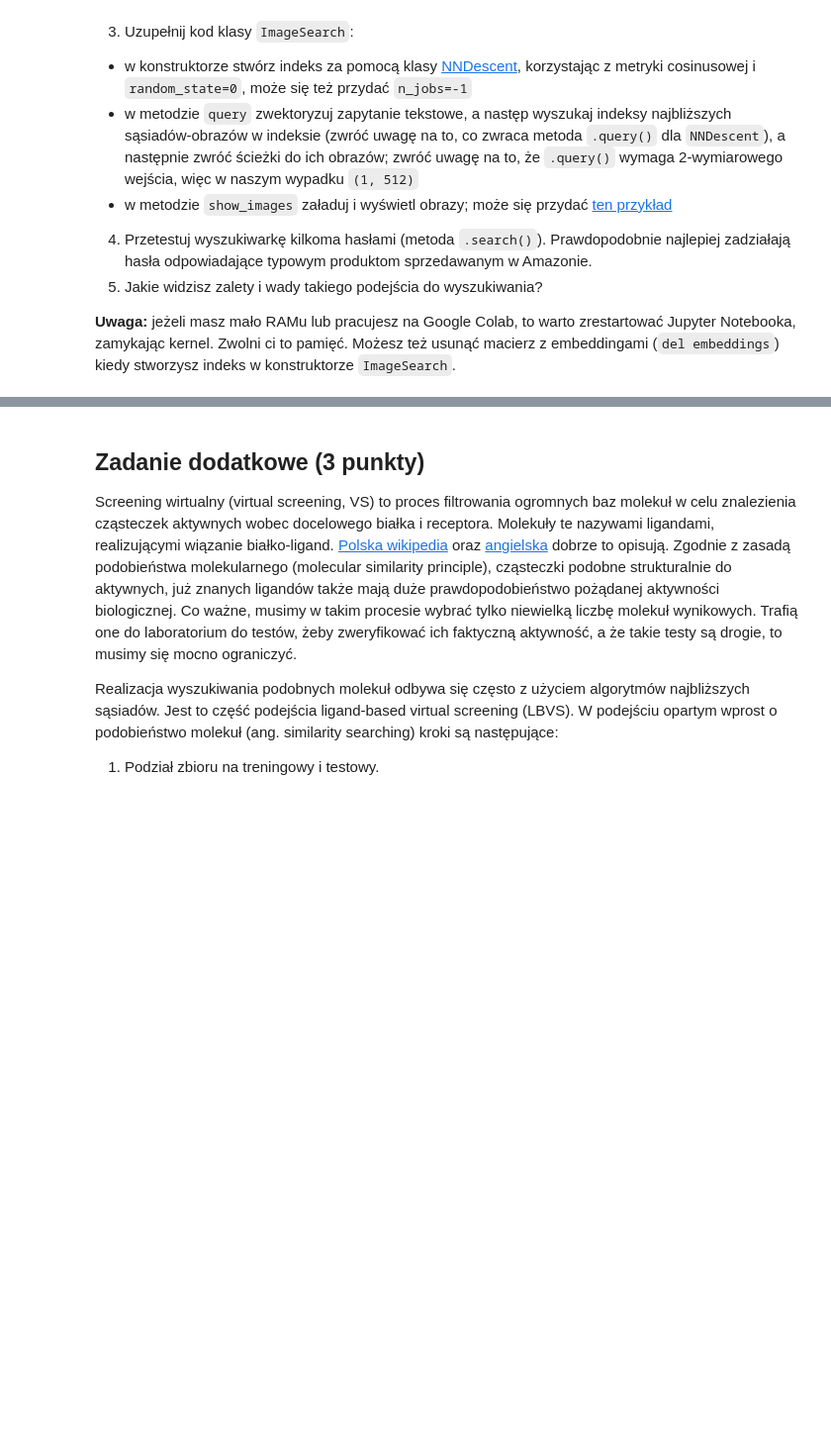
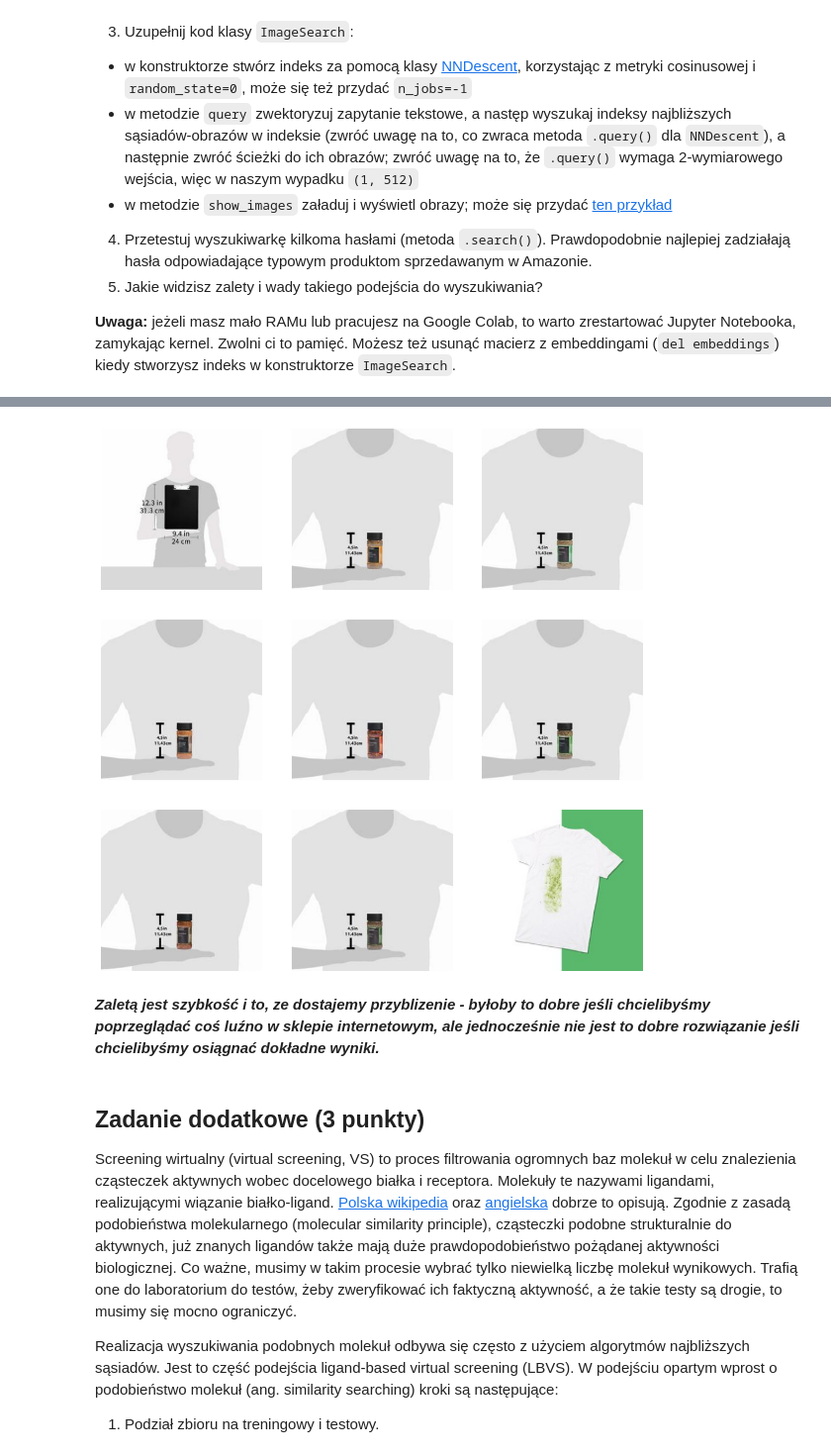
Before and after one commit to domino644/pum, a Jupyter notebook: lab2/notebook.ipynb, the cells around one changed output, grey strips where cells are left out. Shown at 99% size. Cells and saved outputs as stored; diff of their text form; code cells hidden in the pictures; blank space fills up the shorter version.

```diff
--- a/lab2/notebook.ipynb
+++ b/lab2/notebook.ipynb
@@ -710,3 +875,9 @@ image_search.search("blue pillow")
+# %%
+image_search.search('t-shirt')
+# %% [output]
+[figure, added]
+# %% [markdown]
+_**Zaletą jest szybkość i to, ze dostajemy przyblizenie - byłoby to dobre jeśli chcielibyśmy poprzeglądać coś luźno w sklepie internetowym, ale jednocześnie nie jest to dobre rozwiązanie jeśli chcielibyśmy osiągnać dokładne wyniki.**_
 # %% [markdown]
 ## Zadanie dodatkowe (3 punkty)
 
```
Also changed, not shown: parts of 24 cells of this notebook, 3 other files.
